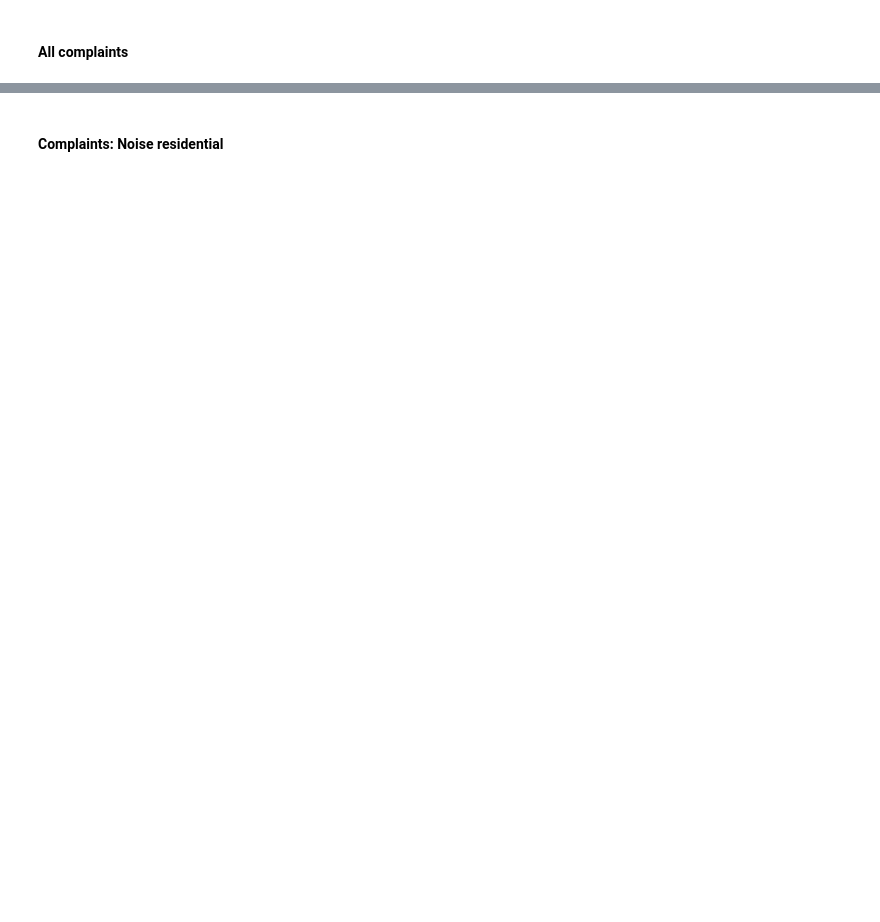
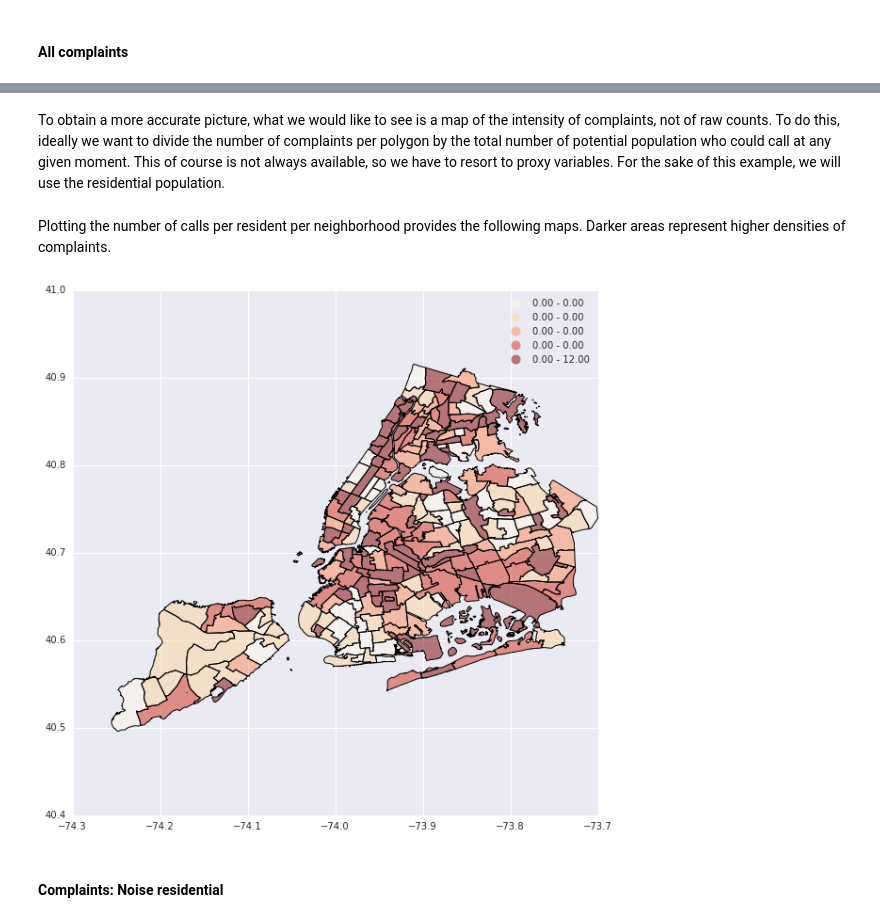
Before and after one commit to Casyfill/AUD_Metropolitan_Data, a Jupyter notebook: l3/Spatial_Analysis.ipynb, the cells around one changed output, grey strips where cells are left out. Saved outputs shown, nothing was run; the diff lists cells and outputs as text; code cells hidden in the pictures; blank space fills up the shorter version.

```diff
--- a/l3/Spatial_Analysis.ipynb
+++ b/l3/Spatial_Analysis.ipynb
@@ -492,3 +502,11 @@ census_blocks.plot('complaints_normalized', cmap='OrRd', figsize=(12,10), scheme
+# %% [markdown]
+To obtain a more accurate picture, what we would like to see is a map of the intensity of complaints, not of raw counts. To do this, ideally we want to divide the number of complaints per polygon by the total number of potential population who could call at any given moment. This of course is not always available, so we have to resort to proxy variables. For the sake of this example, we will use the residential population.
+# %% [markdown]
+Plotting the number of calls per resident per neighborhood provides the following maps. Darker areas represent higher densities of complaints.
+# %%
+census_blocks.plot('complaints_normalized', cmap='OrRd', figsize=(12,10), scheme='quantiles',legend=True);
+# %% [output]
+[figure, added]
 # %% [markdown]
 #### Complaints: Noise residential
 # %%
```
Also changed, not shown: parts of 33 cells of this notebook, 3 other files.
